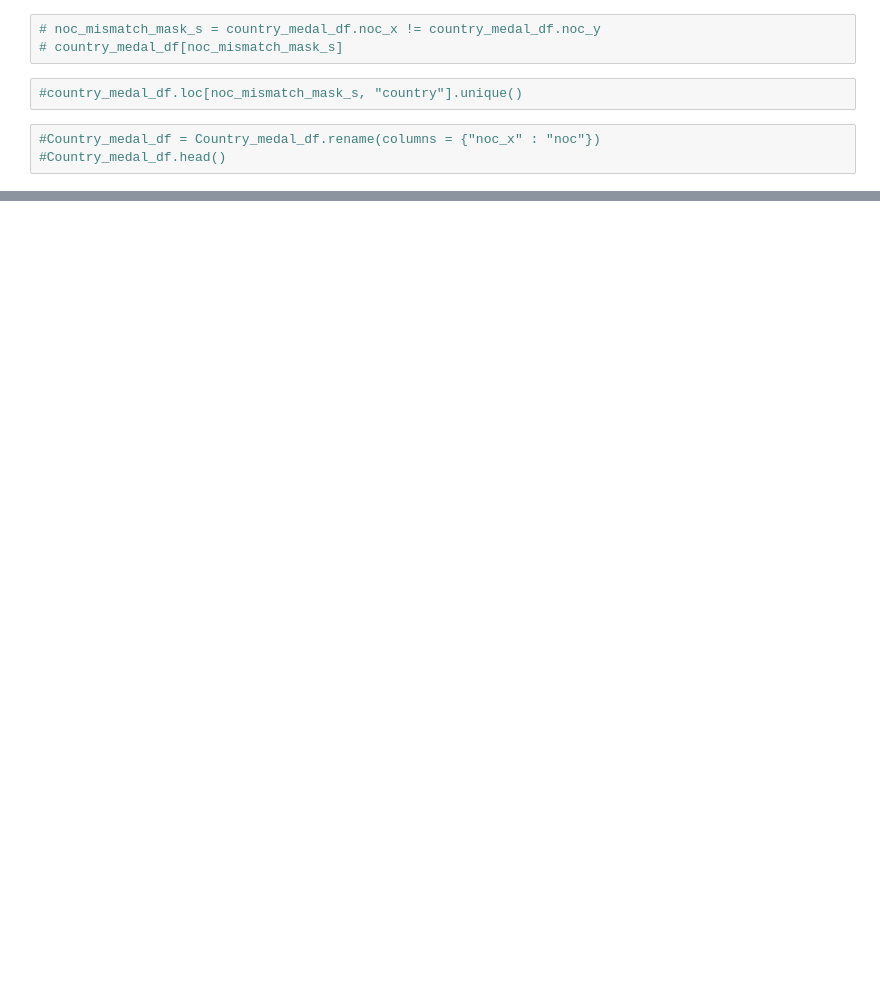
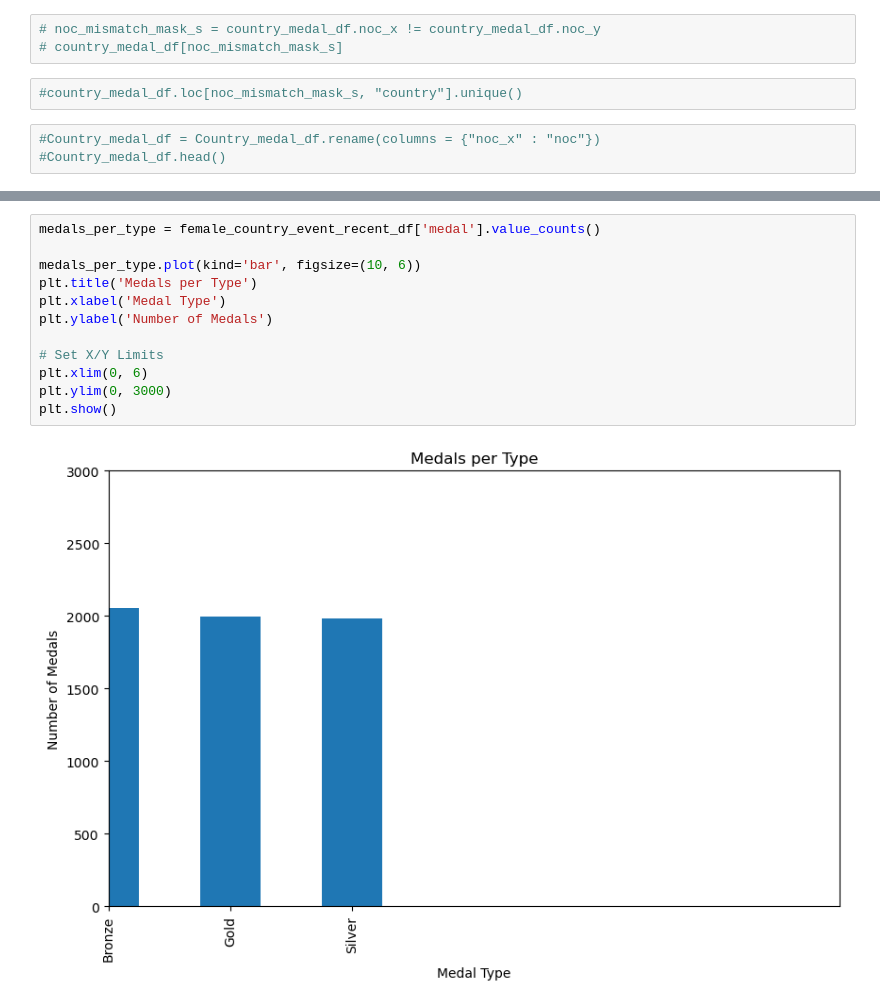
Before and after one commit to Gartles20/Project-1-Group-5, a Jupyter notebook: noah_example/female_data.ipynb, the cells around one changed output, grey strips where cells are left out. Drawn from its saved outputs; the diff is of its cells as text; blank space fills up the shorter version.

```diff
--- a/noah_example/female_data.ipynb
+++ b/noah_example/female_data.ipynb
@@ -188,0 +355,14 @@ female_Country_medal_event_df.head()
+# %%
+medals_per_type = female_country_event_recent_df['medal'].value_counts()
+
+medals_per_type.plot(kind='bar', figsize=(10, 6))
+plt.title('Medals per Type')
+plt.xlabel('Medal Type')
+plt.ylabel('Number of Medals')
+
+# Set X/Y Limits
+plt.xlim(0, 6)
+plt.ylim(0, 3000)
+plt.show()
+# %% [output]
+[figure, added]
```
Also changed, not shown: parts of 41 cells of this notebook.
